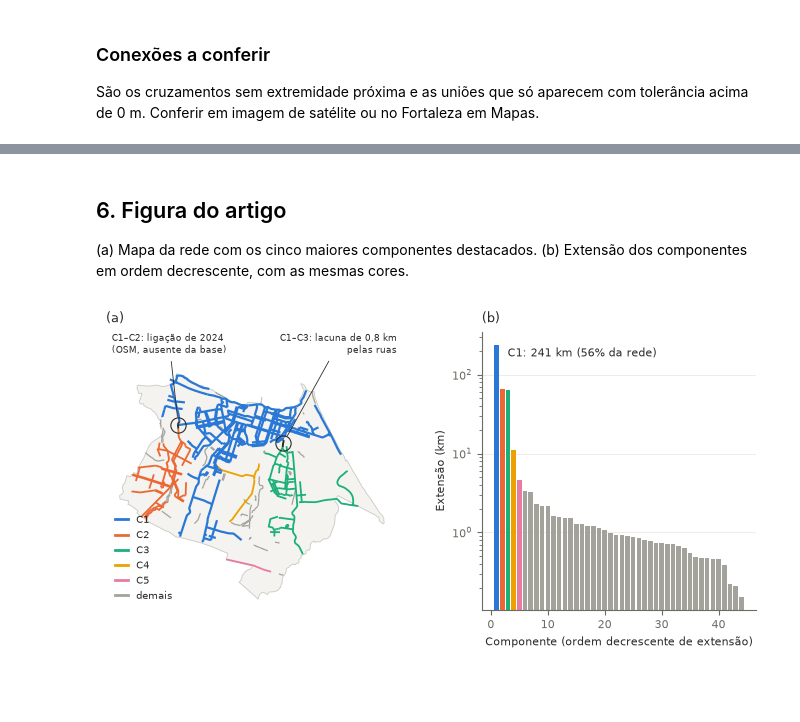
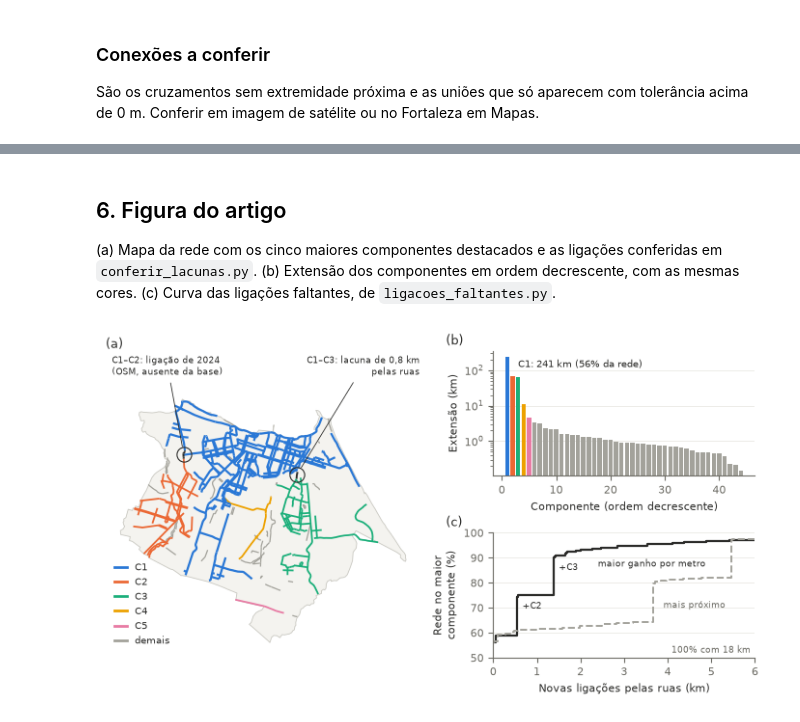
Before and after one commit to Sarapessoa/artigo-ciencia-cidades, a Jupyter notebook: analise/conectividade.ipynb, the cells around one changed output, grey strips where cells are left out. Drawn from its saved outputs; the diff is of its cells as text; code cells hidden in the pictures; blank space fills up the shorter version.

```diff
--- a/analise/conectividade.ipynb
+++ b/analise/conectividade.ipynb
@@ -276,7 +276,7 @@ cruzamento     108
 # %% [markdown]
 ## 6. Figura do artigo
 
-(a) Mapa da rede com os cinco maiores componentes destacados. (b) Extensão dos componentes em ordem decrescente, com as mesmas cores.
+(a) Mapa da rede com os cinco maiores componentes destacados e as ligações conferidas em `conferir_lacunas.py`. (b) Extensão dos componentes em ordem decrescente, com as mesmas cores. (c) Curva das ligações faltantes, de `ligacoes_faltantes.py`.
 # %%
 CORES = ["#2a78d6", "#eb6834", "#1baf7a", "#eda100", "#e87ba4"]  # ordem fixa por posição
 CINZA, TEXTO, TEXTO_2 = "#a3a29b", "#2b2b29", "#6b6a63"
@@ -287,8 +287,11 @@ plt.rcParams.update({"font.family": "sans-serif", "font.size": 8,
                      "xtick.color": TEXTO_2, "ytick.color": TEXTO_2})
 
 limite = gpd.read_file(arq_limite).to_crs(CRS_METRICO)
-fig, (ax_a, ax_b) = plt.subplots(1, 2, figsize=(7.0, 3.4),
-                                 gridspec_kw={"width_ratios": [1.25, 1]})
+fig = plt.figure(figsize=(7.0, 3.8))
+grade = fig.add_gridspec(2, 2, width_ratios=[1.2, 1], height_ratios=[1, 1])
+ax_a = fig.add_subplot(grade[:, 0])
+ax_b = fig.add_subplot(grade[0, 1])
+ax_c = fig.add_subplot(grade[1, 1])
 
 limite.plot(ax=ax_a, facecolor="#f4f3ef", edgecolor="#c9c8c1", linewidth=0.6)
 rede[rede["componente"] > N_DESTAQUE].plot(ax=ax_a, color=CINZA, linewidth=0.9)
@@ -303,40 +306,64 @@ lig = gpd.read_file(RESULTADOS / "lacunas.geojson").to_crs(CRS_METRICO)
 marcas = [(lig.query("componente == 2 and tipo == 'OSM atual'"), "-",
            "C1–C2: ligação de 2024\n(OSM, ausente da base)", (0.02, 1.0), "left"),
           (lig.query("componente == 3 and tipo == 'pelas ruas'"), "--",
            "C1–C3: lacuna de 0,8 km\npelas ruas", (1.0, 1.0), "right")]
 for sel, estilo, texto, pos, alinhamento in marcas:
     sel.plot(ax=ax_a, color=TEXTO, linewidth=1.4, linestyle=estilo)
     c = sel.union_all().centroid
     ax_a.plot(c.x, c.y, marker="o", markersize=11, markerfacecolor="none",
               markeredgecolor=TEXTO, markeredgewidth=0.8)
     ax_a.annotate(texto, xy=(c.x, c.y), xytext=pos, textcoords="axes fraction",
                   fontsize=6.5, color=TEXTO, ha=alinhamento, va="top",
                   arrowprops=dict(arrowstyle="-", color=TEXTO, linewidth=0.6, shrinkB=6))
 ax_a.set_axis_off()
 legenda = [Line2D([], [], color=c, lw=2, label=f"C{k}") for k, c in enumerate(CORES, 1)]
 legenda.append(Line2D([], [], color=CINZA, lw=2, label="demais"))
 ax_a.legend(handles=legenda, loc="lower left", frameon=False, fontsize=7,
             labelcolor=TEXTO, handlelength=1.4)
 
 pct = 100 * comp["km"] / total_km
 cores_barras = [CORES[k - 1] if k <= N_DESTAQUE else CINZA for k in comp.index]
 ax_b.bar(comp.index, comp["km"], color=cores_barras, width=0.8)
 ax_b.set_yscale("log")
-ax_b.set_xlabel("Componente (ordem decrescente de extensão)")
+ax_b.set_xlabel("Componente (ordem decrescente)")
 ax_b.set_ylabel("Extensão (km)")
-ax_b.spines[["top", "right"]].set_visible(False)
-ax_b.grid(axis="y", color="#e6e5df", linewidth=0.5)
-ax_b.set_axisbelow(True)
 ax_b.annotate(f"C1: {comp['km'].iloc[0]:.0f} km ({pct.iloc[0]:.0f}% da rede)",
               xy=(1, comp["km"].iloc[0]), xytext=(8, -2), textcoords="offset points",
-              va="top", color=TEXTO, fontsize=8)
+              va="top", color=TEXTO, fontsize=7)
 
-fig.tight_layout()
-topo = max(ax_a.get_position().y1, ax_b.get_position().y1) + 0.02
-for ax, rotulo in [(ax_a, "(a)"), (ax_b, "(b)")]:
-    fig.text(ax.get_position().x0, topo, rotulo, fontsize=9, color=TEXTO, va="bottom")
+# (c) Curva das ligações faltantes (ligacoes_faltantes.py)
+lf = pd.read_csv(RESULTADOS / "ligacoes_faltantes.csv")
+estilos = {"maior ganho": dict(color=TEXTO, linewidth=1.6),
+           "mais próximo": dict(color=CINZA, linewidth=1.4, linestyle="--")}
+for estrategia, estilo in estilos.items():
+    t = lf[lf["estrategia"] == estrategia]
+    ax_c.step(t["acumulado_m"] / 1000, t["pct_gigante"], where="post", **estilo)
+ganho = lf[lf["estrategia"] == "maior ganho"]
+for k in (2, 3):
+    p = ganho[ganho["componente"] == k].iloc[0]
+    ax_c.annotate(f"+C{k}", xy=(p["acumulado_m"] / 1000, p["pct_gigante"]), xytext=(4, -9),
+                  textcoords="offset points", fontsize=6.5, color=TEXTO)
+ax_c.text(2.4, 86.5, "maior ganho por metro", fontsize=6.5, color=TEXTO)
+ax_c.text(3.9, 70, "mais próximo", fontsize=6.5, color=TEXTO_2)
+ax_c.text(5.9, 52, f"100% com {lf['acumulado_m'].max() / 1000:.0f} km", fontsize=6.5,
+          color=TEXTO_2, ha="right")
+ax_c.set_xlim(0, 6)
+ax_c.set_ylim(50, 100)
+ax_c.set_xlabel("Novas ligações pelas ruas (km)")
+ax_c.set_ylabel("Rede no maior\ncomponente (%)")
+
+for ax in (ax_b, ax_c):
+    ax.spines[["top", "right"]].set_visible(False)
+    ax.grid(axis="y", color="#e6e5df", linewidth=0.5)
+    ax.set_axisbelow(True)
+
+fig.tight_layout(h_pad=1.5)
+for ax, rotulo in [(ax_a, "(a)"), (ax_b, "(b)"), (ax_c, "(c)")]:
+    pos = ax.get_position()
+    fig.text(pos.x0 if ax is ax_a else pos.x0 - 0.07, pos.y1 + 0.01, rotulo,
+             fontsize=9, color=TEXTO, va="bottom")
 for ext in ("pdf", "png"):
     fig.savefig(FIGURAS / f"conectividade.{ext}", dpi=300, bbox_inches="tight")
 plt.show()
 # %% [output]
-[figure, old version]
+[figure, new version]
```
Also changed, not shown: 9 other files.
